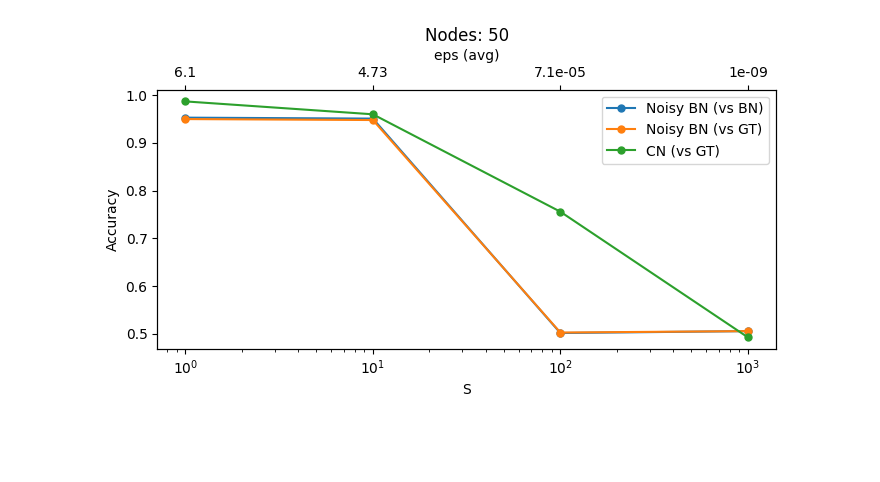
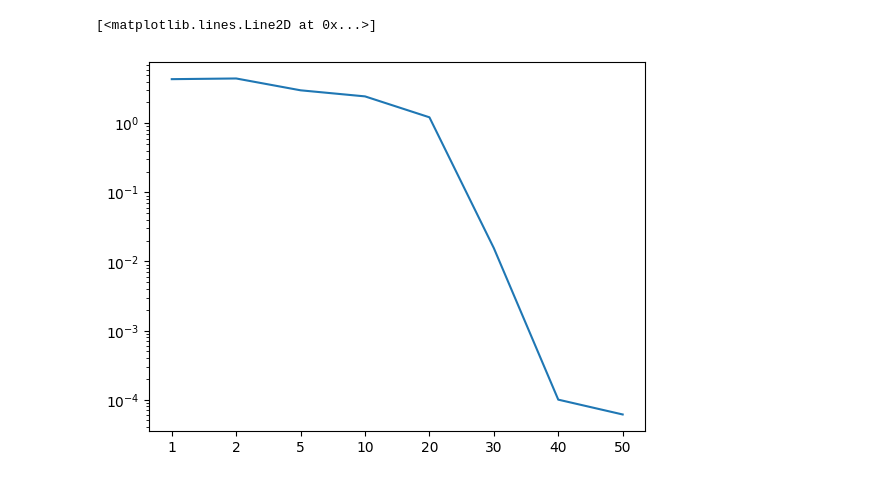
Before and after one commit to Niccolo-Rocchi/BN-Privacy, a Jupyter notebook: Plot_results.ipynb, the cells around one changed output. Drawn from its saved outputs; the diff is of its cells as text; code cells hidden in the pictures; blank space fills up the shorter version.

Commit message:
Add plot for results

```diff
--- a/Plot_results.ipynb
+++ b/Plot_results.ipynb
@@ -102,43 +9,25 @@ plt.show()
-# %%
-# Data (50 nodes) TODO
-S_values = [1, 10, 100, 1000]
-eps_labels = ["6.1", "4.73", "7.1e-05", "1e-09"]
-
-acc_bn_noisy_gt = [0.950, 0.948, 0.503, 0.506]
-acc_bn_noisy_bn = [0.953, 0.951, 0.502, 0.506]
-
-acc_cn_gt = [0.987, 0.960, 0.756, 0.493]
-# acc_cn_bn = [0.994, 0.960, 0.754, 0.492]
-
-
-fig, ax = plt.subplots(figsize = (7, 4))
-
-# Bottom x-axis
-ax.semilogx(S_values, acc_bn_noisy_bn, marker='o', markersize = 5, label='Noisy BN (vs BN)')
-ax.semilogx(S_values, acc_bn_noisy_gt, marker='o', markersize = 5, label='Noisy BN (vs GT)')
-
-ax.semilogx(S_values, acc_cn_gt, marker='o', markersize = 5, label='CN (vs GT)')
-# ax.semilogx(S_values, acc_cn_gt, marker='o', label='CN (vs BN)')
-
-ax.set_xlabel('S')
-ax.set_ylabel('Accuracy')
-ax.set_xticks(S_values)
-
-# Top x-axis in log scale
-ax_top = ax.twiny()
-ax_top.set_xscale('log')
-ax_top.set_xlim(ax.get_xlim())
-ax_top.set_xticks(S_values)
-ax_top.set_xticklabels(eps_labels)
-ax_top.tick_params(axis='x', which='minor', bottom=False, top=False)  # Disable minor ticks
-ax_top.set_xlabel('eps (avg)')
-
-# Legend
-ax.legend(loc='best')
-ax.set_title("Nodes: 50")
-
-# Show the plot
-plt.tight_layout()
-plt.show()
-# %% [output]
-[figure, removed]
+# %%
+# Accuracy function for BN
+def get_acc_bn(data: pd.DataFrame, col: str, vs_col: str) -> float:
+
+    return sum(data[col] == data[vs_col]) / len(data)
+
+# Accuracy function for CN
+def get_acc_cn(data: pd.DataFrame, col: str, vs_col: str) -> tuple:
+
+    # Split results based on CN certainty
+    cert_idx = data[(data['cn_probs'] > 0.5)].index
+    data_cert = data.iloc[cert_idx]
+    data_uncert = data[~data.index.isin(cert_idx)]
+
+    # Compute accuracies
+    if len(data_cert) > 0:
+        acc_cn_cert = get_acc_bn(data_cert, col, vs_col)
+    else:
+        acc_cn_cert = None
+    if len(data_cert) > 0:
+        acc_cn_uncert = get_acc_bn(data_uncert, col, vs_col)
+    else:
+        acc_cn_uncert = None
+
+    return acc_cn_cert, acc_cn_uncert
@@ -144,0 +98,6 @@ plt.show()
+# %%
+# ess vs eps
+plt.semilogy(ess_list, eps_avg_list)
+# %% [output]
+[<matplotlib.lines.Line2D at 0x...>]
+[figure, added]
```
Also changed, not shown: parts of 6 cells of this notebook, 1 other file.
